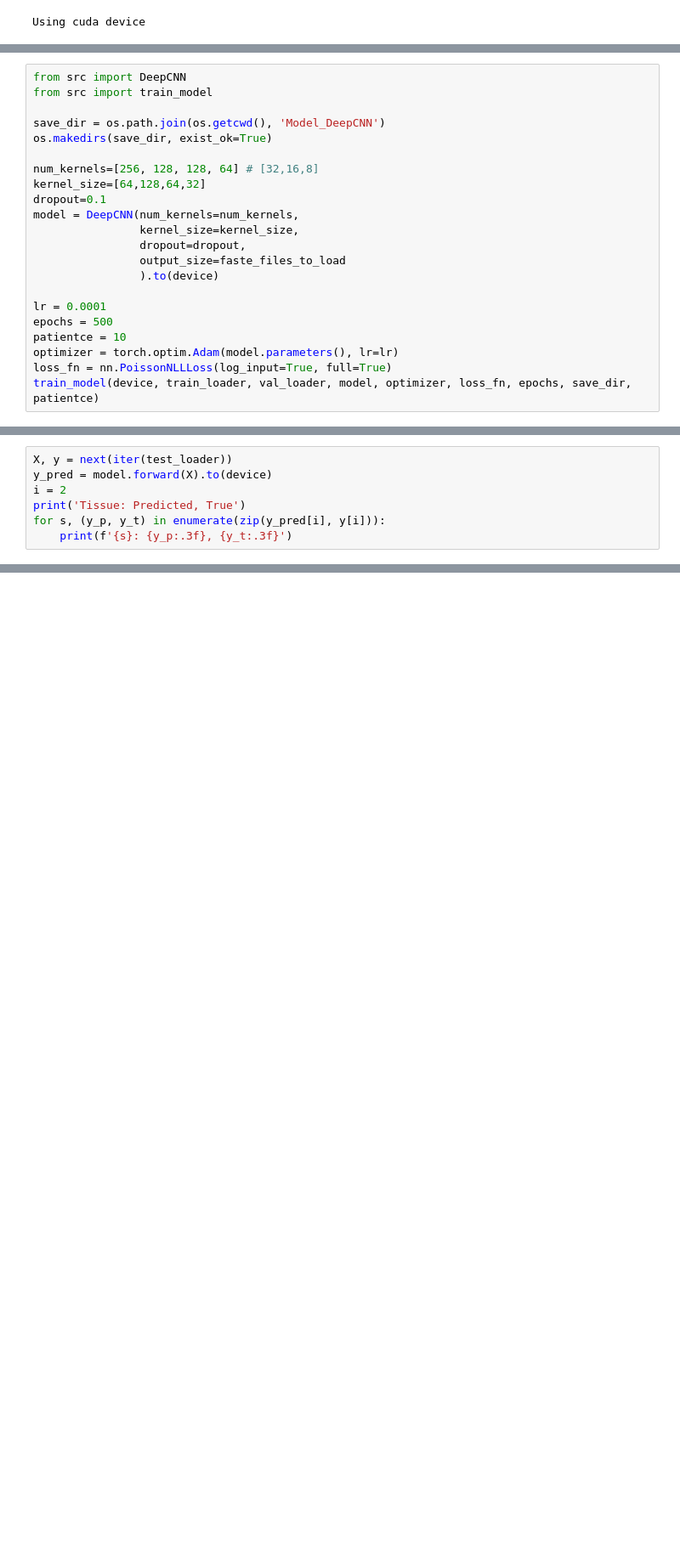
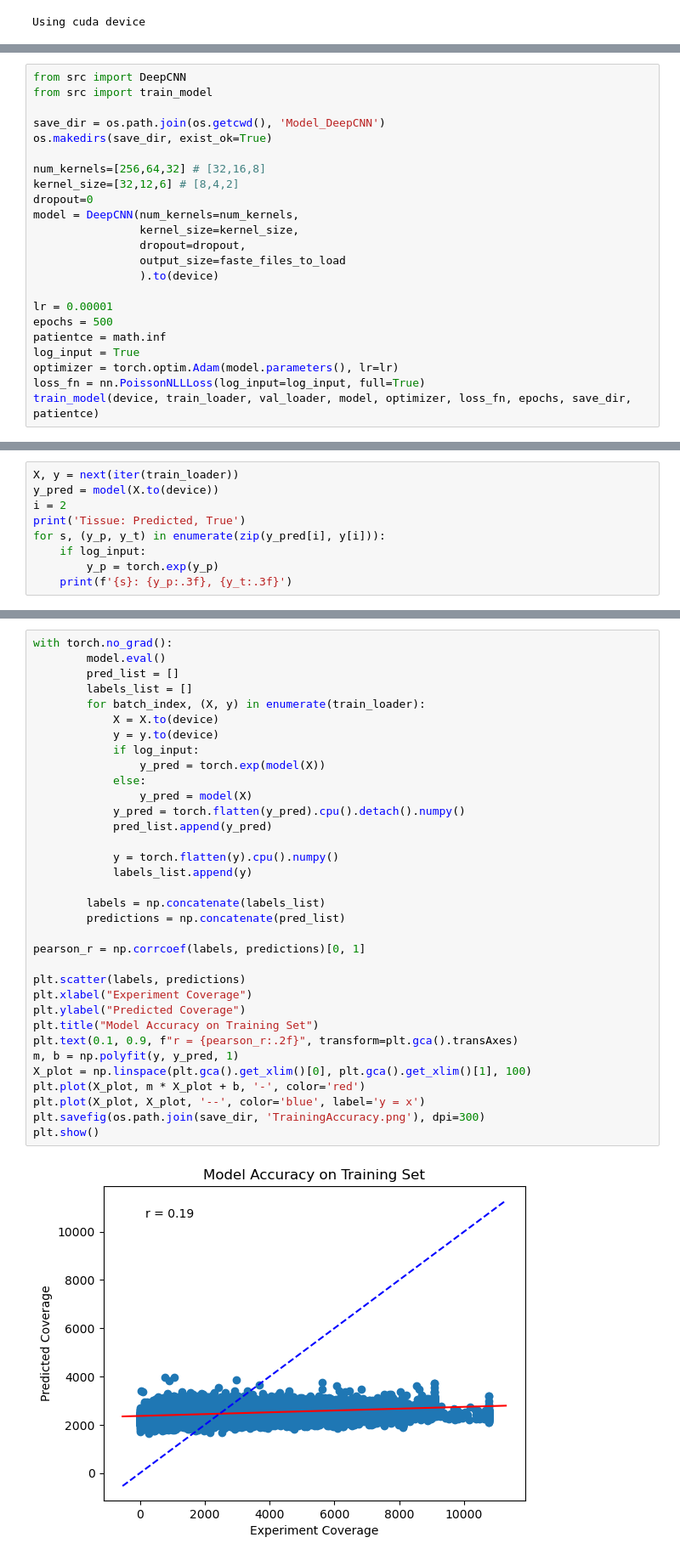
Before and after one commit to tedmonyak/CS525Arabidopsis, a Jupyter notebook: Notebooks/Train_DeepCNN.ipynb, the cells around one changed output, grey strips where cells are left out. Shown at 85% size. Drawn from its saved outputs; the diff is of its cells as text; blank space fills up the shorter version.

Commit message:
Model is starting to work

```diff
--- a/Notebooks/Train_DeepCNN.ipynb
+++ b/Notebooks/Train_DeepCNN.ipynb
@@ -59,18 +50,19 @@ from src import train_model
 save_dir = os.path.join(os.getcwd(), 'Model_DeepCNN')
 os.makedirs(save_dir, exist_ok=True)
 
-num_kernels=[256, 128, 128, 64] # [32,16,8]
-kernel_size=[64,128,64,32]
-dropout=0.1
+num_kernels=[256,64,32] # [32,16,8]
+kernel_size=[32,12,6] # [8,4,2]
+dropout=0
 model = DeepCNN(num_kernels=num_kernels,
                 kernel_size=kernel_size,
                 dropout=dropout,
                 output_size=faste_files_to_load
                 ).to(device)
 
-lr = 0.0001
+lr = 0.00001
 epochs = 500
-patientce = 10
+patientce = math.inf
+log_input = True
 optimizer = torch.optim.Adam(model.parameters(), lr=lr)
-loss_fn = nn.PoissonNLLLoss(log_input=True, full=True)
+loss_fn = nn.PoissonNLLLoss(log_input=log_input, full=True)
 train_model(device, train_loader, val_loader, model, optimizer, loss_fn, epochs, save_dir, patientce)
@@ -77,7 +71,9 @@ train_model(device, train_loader, val_loader, model, optimizer, loss_fn, epochs,
 # %%
-X, y = next(iter(test_loader))
-y_pred = model.forward(X).to(device)
+X, y = next(iter(train_loader))
+y_pred = model(X.to(device))
 i = 2
 print('Tissue: Predicted, True')
 for s, (y_p, y_t) in enumerate(zip(y_pred[i], y[i])):
+    if log_input:
+        y_p = torch.exp(y_p)
     print(f'{s}: {y_p:.3f}, {y_t:.3f}')
@@ -83,0 +85,36 @@ for s, (y_p, y_t) in enumerate(zip(y_pred[i], y[i])):
+# %%
+with torch.no_grad():
+        model.eval()
+        pred_list = []
+        labels_list = []
+        for batch_index, (X, y) in enumerate(train_loader):
+            X = X.to(device)
+            y = y.to(device)
+            if log_input:
+                y_pred = torch.exp(model(X))
+            else:
+                y_pred = model(X)
+            y_pred = torch.flatten(y_pred).cpu().detach().numpy()
+            pred_list.append(y_pred)
+
+            y = torch.flatten(y).cpu().numpy()
+            labels_list.append(y)
+
+        labels = np.concatenate(labels_list)
+        predictions = np.concatenate(pred_list)
+
+pearson_r = np.corrcoef(labels, predictions)[0, 1]
+
+plt.scatter(labels, predictions)
+plt.xlabel("Experiment Coverage")
+plt.ylabel("Predicted Coverage")
+plt.title("Model Accuracy on Training Set")
+plt.text(0.1, 0.9, f"r = {pearson_r:.2f}", transform=plt.gca().transAxes)
+m, b = np.polyfit(y, y_pred, 1)
+X_plot = np.linspace(plt.gca().get_xlim()[0], plt.gca().get_xlim()[1], 100)
+plt.plot(X_plot, m * X_plot + b, '-', color='red')
+plt.plot(X_plot, X_plot, '--', color='blue', label='y = x')
+plt.savefig(os.path.join(save_dir, 'TrainingAccuracy.png'), dpi=300)
+plt.show()
+# %% [output]
+[figure, added]
```
Also changed, not shown: parts of 5 cells of this notebook, 6 other files.
